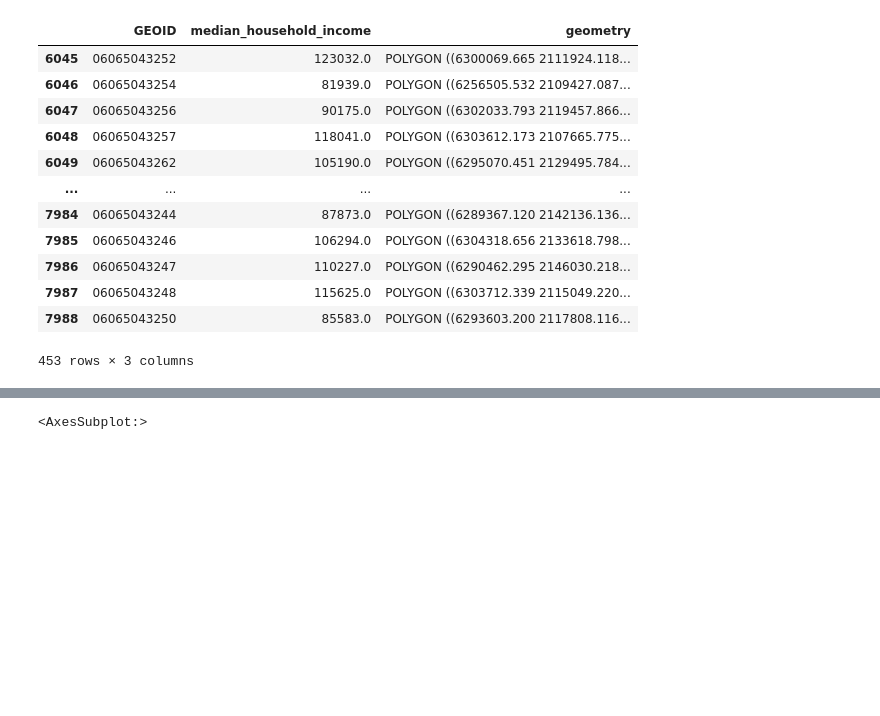
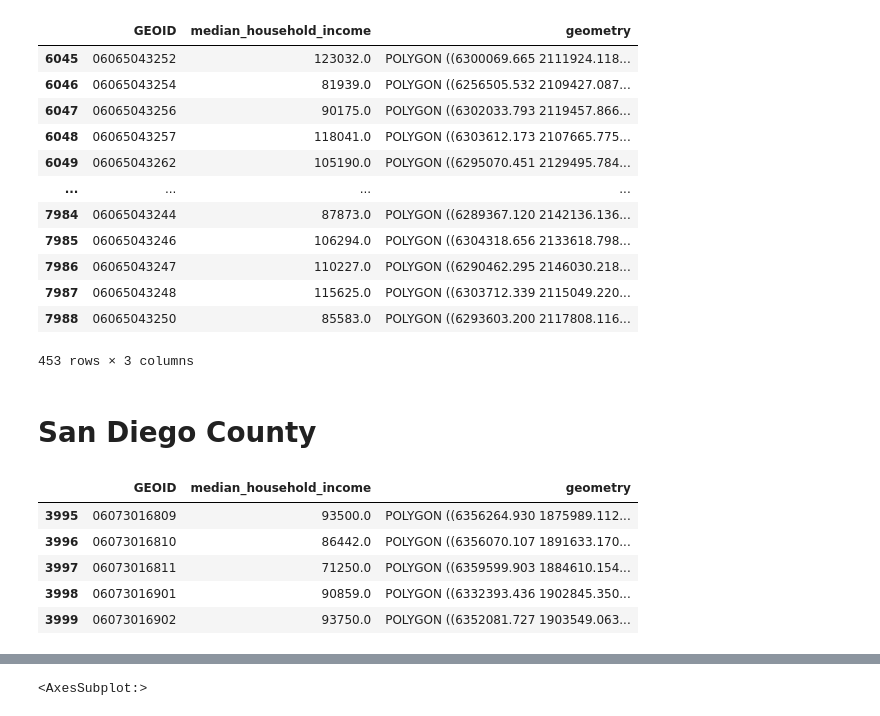
Before and after one commit to nnasr001/PBPL280S21Project1, a Jupyter notebook: neighborhood_income.ipynb, the cells around one changed output, grey strips where cells are left out. Drawn from its saved outputs; the diff is of its cells as text; code cells hidden in the pictures; blank space fills up the shorter version.

```diff
--- a/neighborhood_income.ipynb
+++ b/neighborhood_income.ipynb
@@ -270,3 +277,18 @@ riverside_income
 453 rows × 3 columns
 # %%
 #riverside_income.to_parquet('riverside_income.parquet')
+# %% [markdown]
+# San Diego County
+# %%
+sd_income = tract_income[tract_income.GEOID.str.startswith('06073')]
+# %%
+sd_income = sd_income[['GEOID','median_household_income','geometry']]
+# %%
+sd_income.head()
+# %% [output]
+|  | GEOID | median_household_income | geometry |
+| 3995 | 06073016809 | 93500.0 | POLYGON ((6356264.930 1875989.112... |
+| 3996 | 06073016810 | 86442.0 | POLYGON ((6356070.107 1891633.170... |
+| 3997 | 06073016811 | 71250.0 | POLYGON ((6359599.903 1884610.154... |
+| 3998 | 06073016901 | 90859.0 | POLYGON ((6332393.436 1902845.350... |
+| 3999 | 06073016902 | 93750.0 | POLYGON ((6352081.727 1903549.063... |
```
Also changed, not shown: parts of 15 cells of this notebook, 3 other files.
